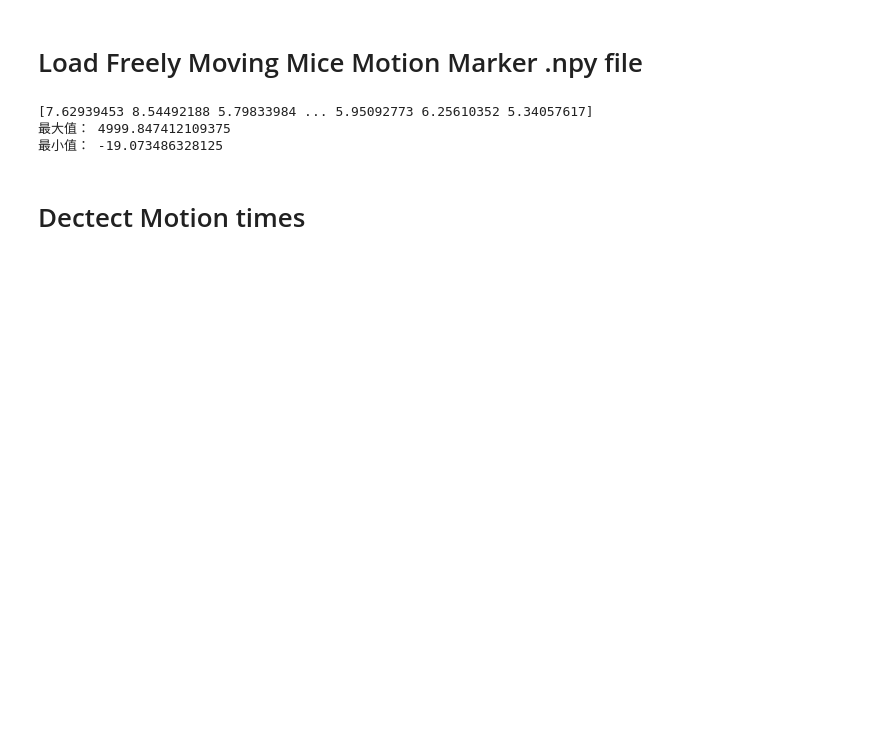
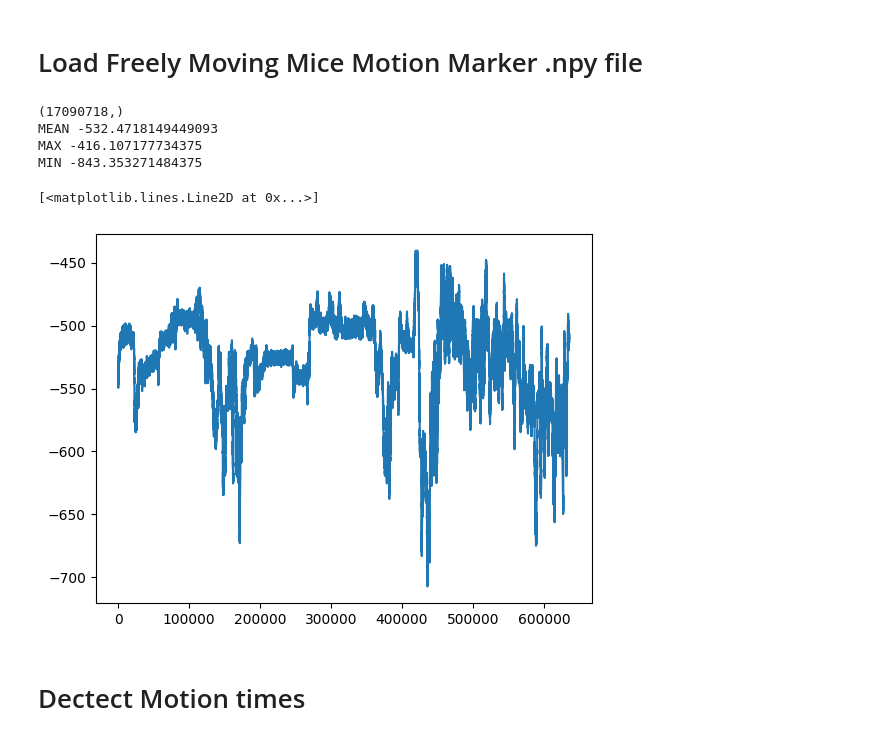
Before and after one commit to logic-uni/ET_data_analysis, a Jupyter notebook: PreAnalysis/FreMov_Extr4nidqnpy.ipynb, the cells around one changed output. Cells and saved outputs as stored; diff of their text form; code cells hidden in the pictures; blank space fills up the shorter version.

```diff
--- a/PreAnalysis/FreMov_Extr4nidqnpy.ipynb
+++ b/PreAnalysis/FreMov_Extr4nidqnpy.ipynb
@@ -2,18 +2,24 @@
 # Load Freely Moving Mice Motion Marker .npy file
 # %%
 import numpy as np
-
-mice = '20250310_VN_harmaline'
+import matplotlib.pyplot as plt
+mice = '20250310_VN_tremor'
 path = f'/data1/zhangyuhao/xinchao_data/NP2/{mice}/Marker/'
 raw_data = np.load(path + 'motion_marker.npy')
 raw_data = raw_data[0]
-print(raw_data)
-print("最大值：", np.max(raw_data))
-print("最小值：", np.min(raw_data))
+print(raw_data.shape)
+fs = 10593.2
+print("MEAN", np.mean(raw_data))
+print("MAX", np.max(raw_data))
+print("MIN", np.min(raw_data))
+plt.plot(raw_data[int(60*fs):int(120*fs)])  # 没动就是平的，动了才会变化，向上向下分别代表压力传感器的方向
 # %% [output]
-[7.62939453 8.54492188 5.79833984 ... 5.95092773 6.25610352 5.34057617]
-最大值： 4999.847412109375
-最小值： -19.073486328125
+(17090718,)
+MEAN -532.4718149449093
+MAX -416.107177734375
+MIN -843.353271484375
+[<matplotlib.lines.Line2D at 0x...>]
+[figure, added]
 # %% [markdown]
 # Dectect Motion times
 # %%
```
Also changed, not shown: parts of 2 cells of this notebook, 1 other file.
